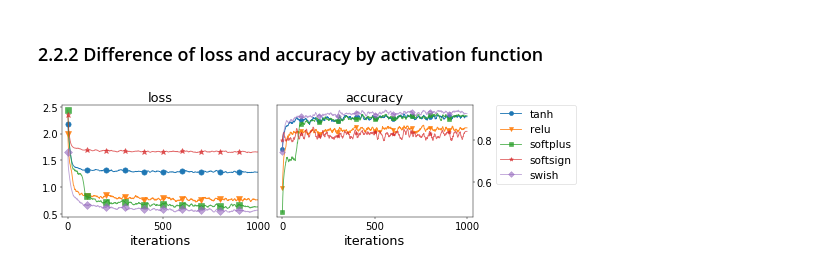
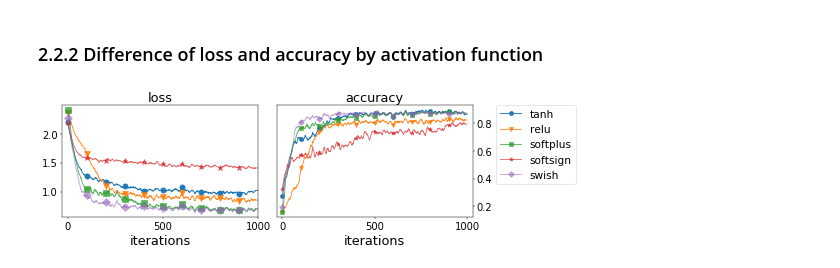
Before and after one commit to oilneck/prml_python, a Jupyter notebook: Notebook/test_Deep_learning.ipynb, the cells around one changed output. Saved outputs shown, nothing was run; the diff lists cells and outputs as text; code cells hidden in the pictures.

```diff
--- a/Notebook/test_Deep_learning.ipynb
+++ b/Notebook/test_Deep_learning.ipynb
@@ -430,7 +430,7 @@ max_iter = 1e+4
 
 '''#1 config for NN '''
 model = Neural_net(784, [100, 100, 100, 100], 10, alpha=0.01)
-model.add(['tanh', 'sigmoid', 'tanh', 'sigmoid', 'linear'])
+model.add(['tanh', 'sigmoid', 'tanh', 'sigmoid'])
 model.set_loss('categorical_crossentropy')
 
 
@@ -530,7 +530,7 @@ for key in optimizers.keys():
                             n_hidden=[100, 100, 100 ,100],
                             n_output=10,
                             alpha=0.01)
-    model[key].add(['relu', 'relu', 'relu', 'relu', 'linear'])
+    model[key].add(['relu', 'relu', 'relu', 'relu'])
     model[key].set_loss('categorical_crossentropy')
     train_loss[key] = []
 
@@ -689,7 +689,7 @@ train_loss = {}
 train_acc = {}
 for key in layers:
     model[key] = Neural_net(n_input=784,
-                            n_hidden=[100, 100],
+                            n_hidden=[5, 5, 5],
                             n_output=10,
                             alpha=0.01)
     model[key].add([key] * 3)
@@ -720,31 +720,31 @@ for i in range(max_iter):
 
 # plot accuracy data
 fig = plt.figure(figsize=(13,4),dpi=42)
 ax1 = fig.add_subplot(121)
 ax2 = fig.add_subplot(122)
 markers = ["o", "v", "s", "*", "D"]
 
 x = np.arange(max_iter)
 for n,key in enumerate(layers):
     ax1.plot(x, smooth_filt(train_loss[key]), marker=markers[n],
             markersize=9, markevery=100, label=key, zorder=n, alpha=1 - 0.1 * n)
     ax1.set_xticks([0, 500, 1000])
     ax1.set_xlabel("iterations", fontsize=22)
     ax1.set_title("loss", fontsize=22)
     ax1.set_xlim(-30, max_iter)
     ax1.tick_params(labelsize=17)
 
     ax2.plot(x, smooth_filt(train_acc[key]), marker=markers[n],
             markersize=7, markevery=100, label=key, zorder=n, alpha=1 - 0.1 * n)
     ax2.set_xticks([0, 500, 1000])
     ax2.set_xlabel("iterations", fontsize=22)
     ax2.set_title("accuracy", fontsize=22)
     ax2.set_xlim(-30, max_iter+30)
     ax2.tick_params(labelsize=17)
     ax2.yaxis.tick_right()
 
 plt.legend(bbox_to_anchor=(1.12, 1), loc='upper left', borderaxespad=0, fontsize=18)
 plt.tight_layout()
 plt.show()
 # %% [output]
-[figure, old version]
+[figure, new version]
```
Also changed, not shown: parts of 2 cells of this notebook.
